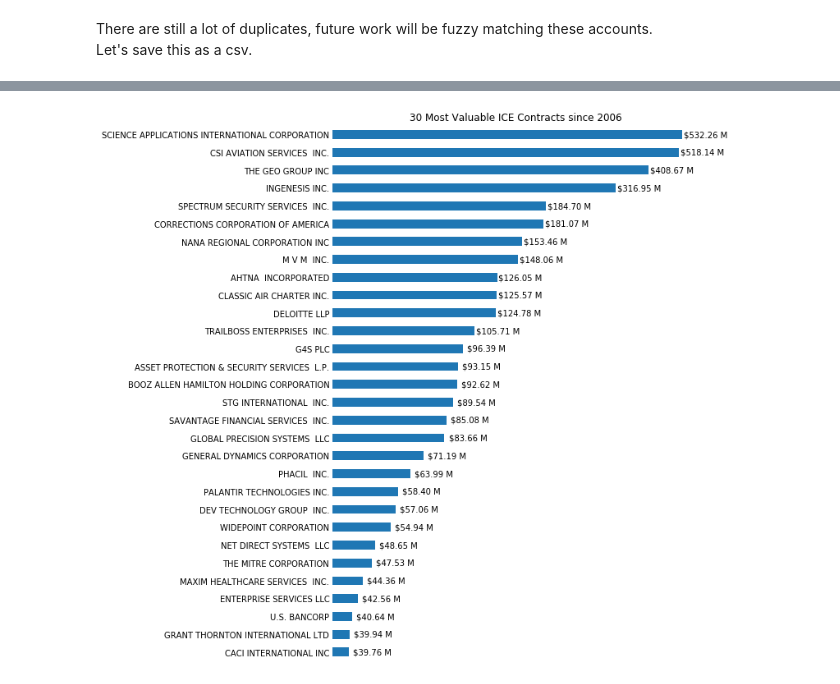
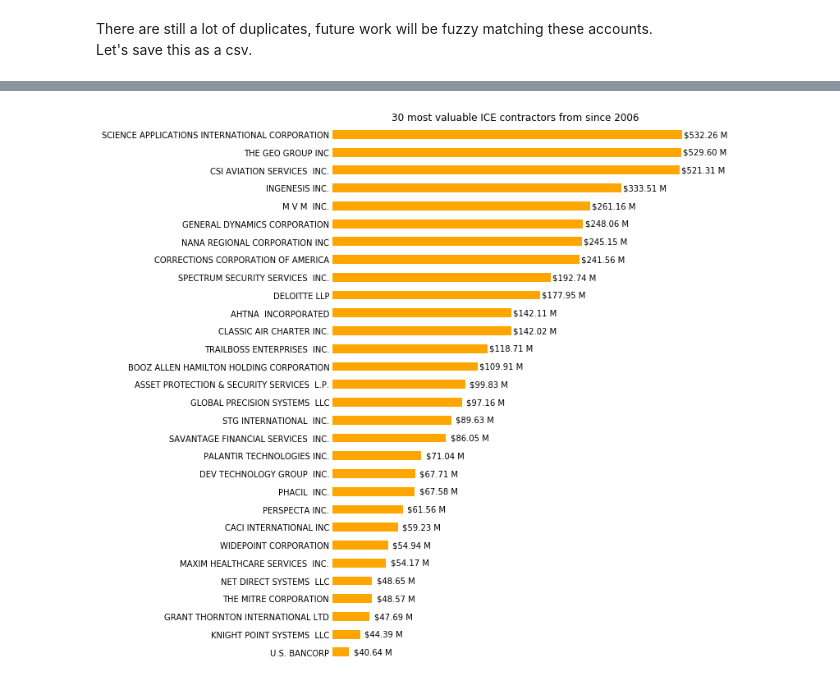
Before and after one commit to yinleon/ice-money, a Jupyter notebook: ice_money.ipynb, the cells around one changed output, grey strips where cells are left out. Drawn from its saved outputs; the diff is of its cells as text; code cells hidden in the pictures.

Commit message:
updated to current date

```diff
--- a/ice_money.ipynb
+++ b/ice_money.ipynb
@@ -196,19 +207,16 @@ num_awards = (
 # %%
-award_ids = (
-    df_prime_contracts.groupby('recipient_parent_name').award_id_piid.unique().str.join(', ')
-)
+award_ids = df_prime_contracts.groupby('recipient_parent_name') \
+                              .award_id_piid\
+                              .unique().str.join(', ')
 # %%
-contract_enddate = (
-    df_prime_contracts[
-        ~df_prime_contracts['period_of_performance_potential_end_date'].isnull()
-    ].groupby('recipient_parent_name').period_of_performance_potential_end_date.max()
-)
+contract_enddate = df_prime_contracts[~df_prime_contracts.period_of_performance_potential_end_date.isnull()] \
+                       .groupby('recipient_parent_name') \
+                       .period_of_performance_potential_end_date.max()
 # %%
-contract_startdate = (
-    df_prime_contracts[
-        ~df_prime_contracts['period_of_performance_start_date'].isnull()
-    ].groupby('recipient_parent_name').period_of_performance_start_date.min()
-)
+contract_startdate = df_prime_contracts[~df_prime_contracts.period_of_performance_start_date.isnull()]\
+                         .groupby('recipient_parent_name') \
+                         .period_of_performance_start_date \
+                         .min()
 # %% [markdown]
 For context, let's see what kinds of services each of these companies provide by counting the most frequent words in service descriptions per contractor.
 # %%
@@ -291,6 +299,9 @@ output.columns = [remapping.get(c, c) for c in output.columns]
 # convert datetimes
 for col in ['last_contract_end_date', 'first_contract_start_date']:
     output[col] = output[col].dt.strftime('%Y-%m-%d')
+# %%
+# calculate how much money in on the line for each contractor
+output['remaining_total_value_of_awards_USD'] = output.potential_total_value_of_awards_USD - output.current_total_value_of_awards_USD
 # %% [markdown]
 Let's timestamp when this file was made.
 # %%
@@ -387,31 +395,33 @@ out_order.head(2)
 %matplotlib inline
 import matplotlib.pyplot as plt
 # %%
-ax = output.head(30).plot(x='recipient_parent_name',
+ax = output.sort_values(by=['current_total_value_of_awards_USD'], ascending=False) \
+           .head(30).plot(x='recipient_parent_name',
                           y='current_total_value_of_awards_USD',
+                          color='orange',
                           kind='barh',
                           logx=True,
                           figsize=(8,12),
-                          title= "30 Most Valuable ICE Contracts since 2006",
+                          title= "30 most valuable ICE contractors from since 2006",
                           legend=False)
 # annotate each bar
 for rect in ax.patches:
     width = rect.get_width()
     ax.text(1.2*rect.get_width(), rect.get_y()+ 0.5 * rect.get_height(),
             '$' + millify(width),
             ha='center', va='center')
 
 # remove boarder
 for spine in plt.gca().spines.values():
     spine.set_visible(False)
 
 # remoce axis titles
 ax.set_xlabel("")
 ax.set_ylabel("")
 
 # remove ticks
 ax.tick_params(axis=u'both', which=u'both',length=0)
 ax.get_xaxis().set_ticks([])
 ax.invert_yaxis();
 # %% [output]
-[figure, old version]
+[figure, new version]
```
Also changed, not shown: parts of 19 cells of this notebook.
